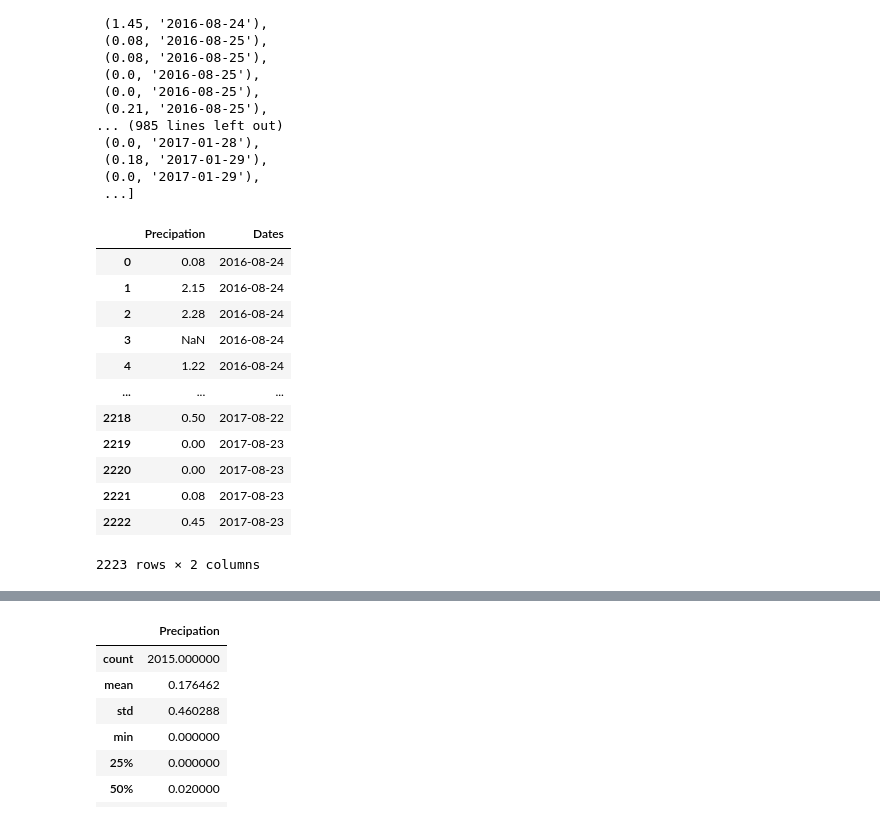
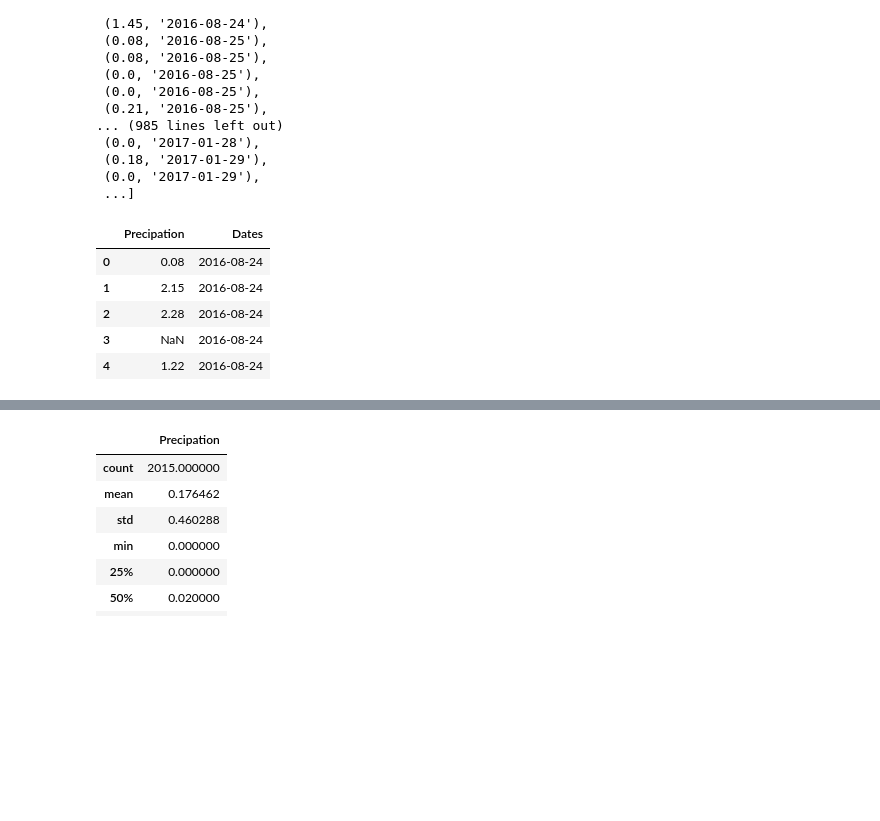
Before and after one commit to tcwilliams414/sqlalchemy-challenge, a Jupyter notebook: climate_starter.ipynb, the cells around one changed output, grey strips where cells are left out. Saved outputs shown, nothing was run; the diff lists cells and outputs as text; code cells hidden in the pictures; blank space fills up the shorter version.

```diff
--- a/climate_starter.ipynb
+++ b/climate_starter.ipynb
@@ -82,23 +82,16 @@ prcp_results
 # %%
 # Save the query results as a Pandas DataFrame and set the index to the date column
 pre_df= pd.DataFrame(prcp_results, columns =["Precipation", "Dates"])
 #set the index to the date column, # Sort the dataframe by date
 pre_df.set_index("Dates")
-pre_df
+pre_df.head()
 # %% [output]
 |  | Precipation | Dates |
 | 0 | 0.08 | 2016-08-24 |
 | 1 | 2.15 | 2016-08-24 |
 | 2 | 2.28 | 2016-08-24 |
 | 3 | NaN | 2016-08-24 |
 | 4 | 1.22 | 2016-08-24 |
-| ... | ... | ... |
-| 2218 | 0.50 | 2017-08-22 |
-| 2219 | 0.00 | 2017-08-23 |
-| 2220 | 0.00 | 2017-08-23 |
-| 2221 | 0.08 | 2017-08-23 |
-| 2222 | 0.45 | 2017-08-23 |
-2223 rows × 2 columns
 # %%
 # Use Pandas Plotting with Matplotlib to plot the data
 pre_df.plot(figsize= (10,10))
```
Also changed, not shown: parts of 1 cell of this notebook.
